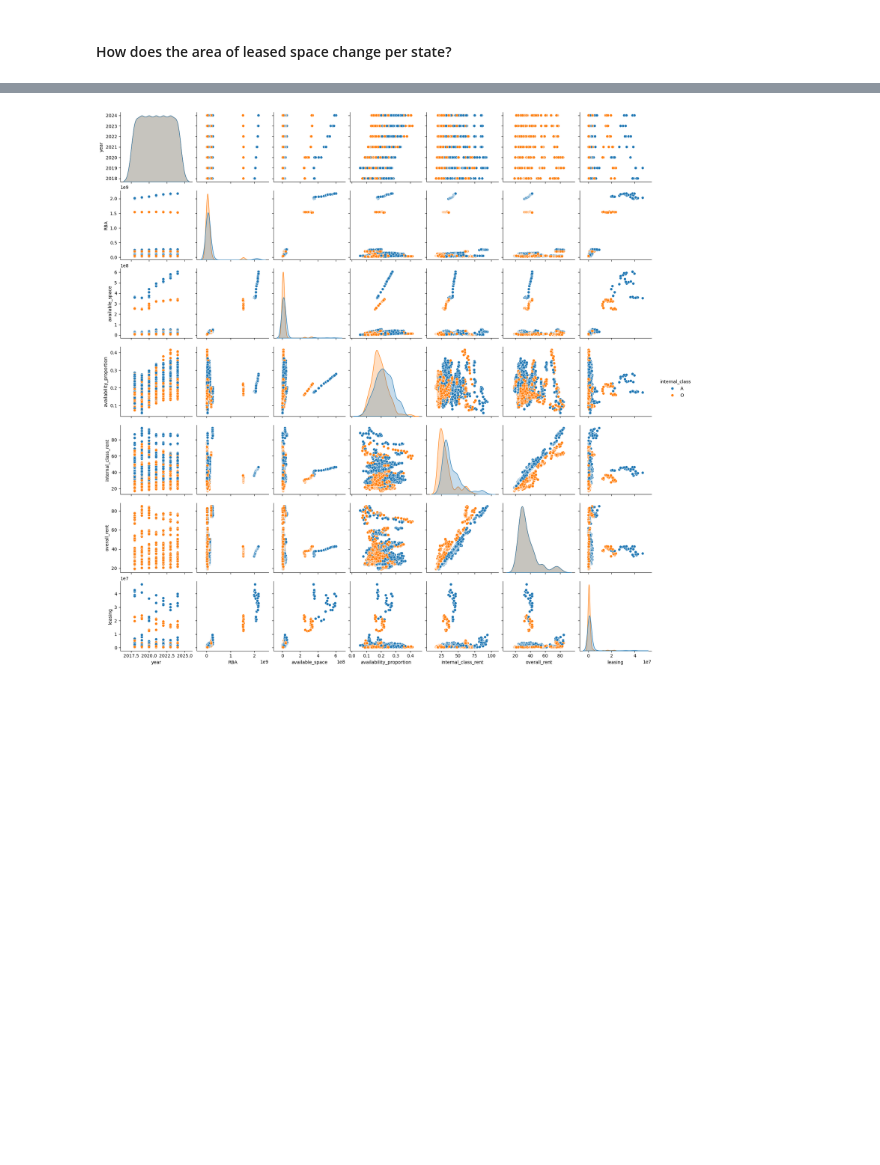
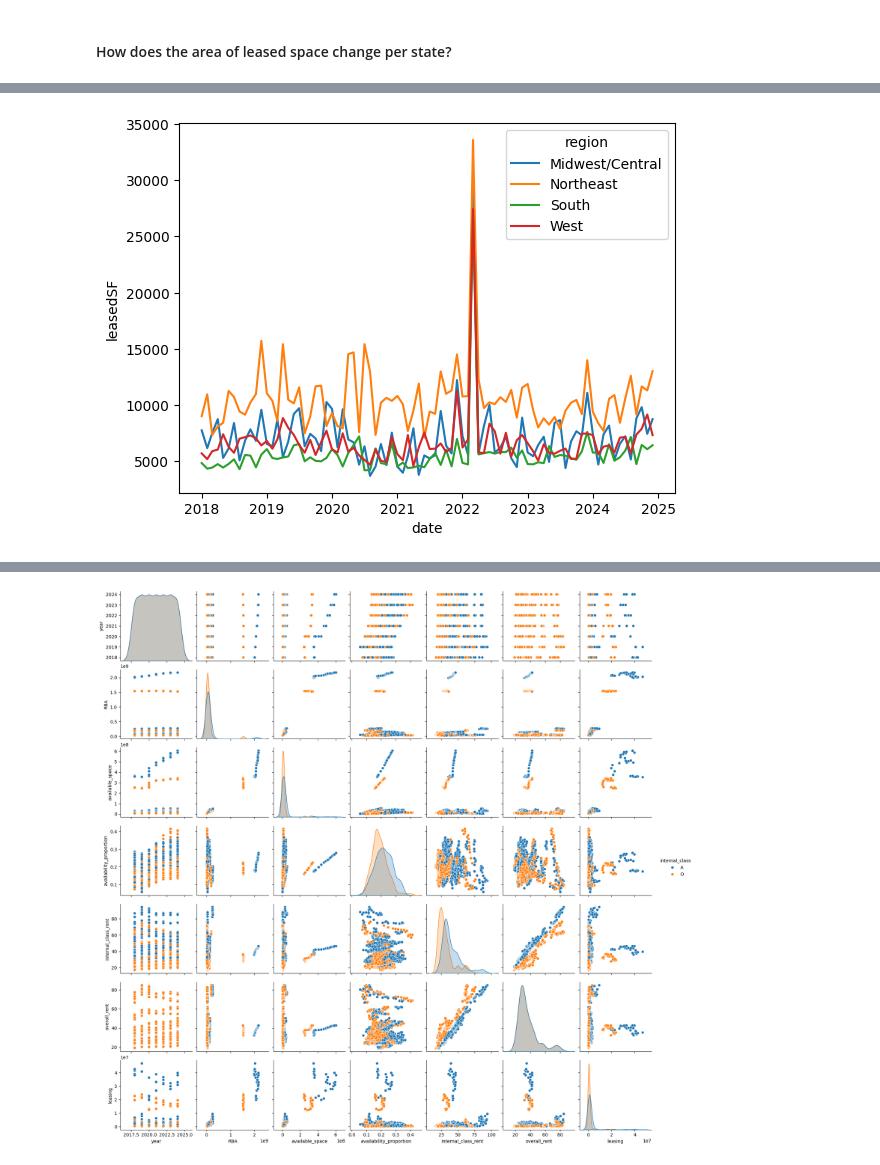
Before and after one commit to cph-datascience/ASA-DataFest-2025, a Jupyter notebook: code/leases-analysis.ipynb, the cells around one changed output, grey strips where cells are left out. Saved outputs shown, nothing was run; the diff lists cells and outputs as text; code cells hidden in the pictures; blank space fills up the shorter version.

```diff
--- a/code/leases-analysis.ipynb
+++ b/code/leases-analysis.ipynb
@@ -85,3 +85,12 @@ Index(['year', 'quarter', 'monthsigned', 'market', 'building_name',
        'sublet_available_space', 'sublet_availability_proportion',
        'sublet_internal_class_rent', 'sublet_overall_rent', 'leasing'],
       dtype='object')
+# %%
+leases_time_series_df = leases_df.dropna(axis=0, subset=['monthsigned']).copy()
+leases_time_series_df['monthsigned'] = leases_time_series_df['monthsigned'].astype(int)
+leases_time_series_df['date'] = pd.to_datetime({
+    'year': leases_time_series_df['year'],
+    'month': leases_time_series_df['monthsigned'],
+    'day': 1  # Default day
+})
+leases_time_series_df.head(20)
@@ -317,0 +345,7 @@ sns.catplot(data=leases_no_price_df, x='leasedSF', y='state', kind='bar');
+# %%
+leases_time_series_groupr_df = leases_time_series_df.groupby(['date', 'region'])['leasedSF'].mean().reset_index()
+
+# Plot by quarter and region using average across all years.
+sns.lineplot(data=leases_time_series_groupr_df, x='date', y='leasedSF', hue='region');
+# %% [output]
+[figure, added]
```
Also changed, not shown: parts of 14 cells of this notebook, 1 other file.
